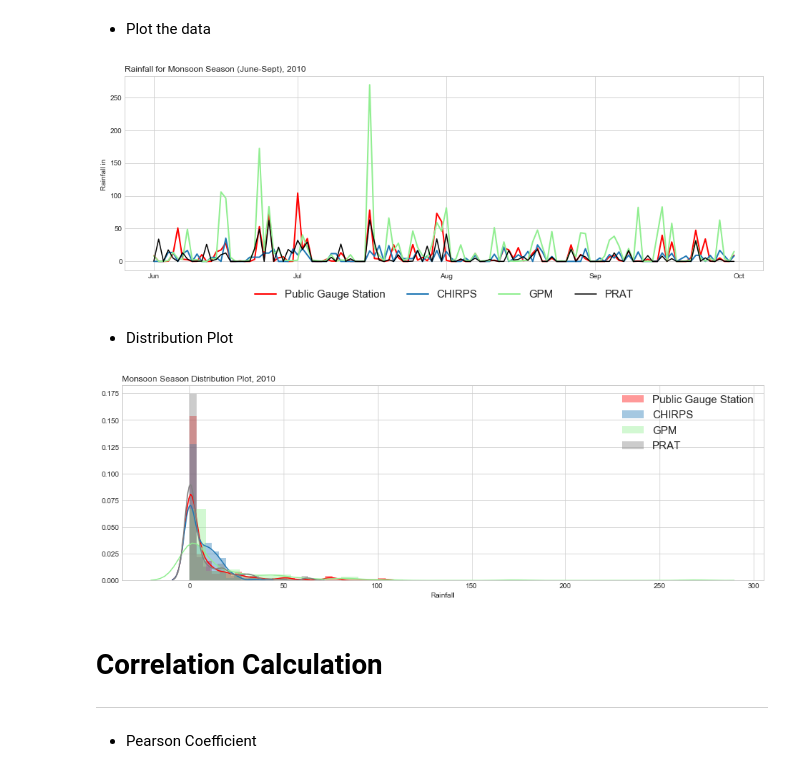
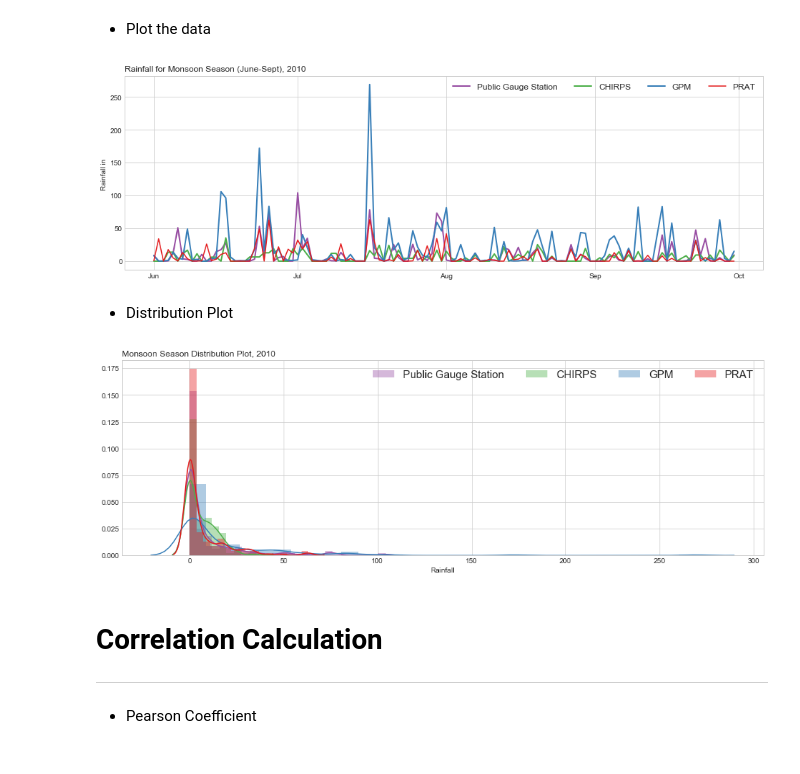
Before and after one commit to dsaharia/PRAT-Rainfall, a Jupyter notebook: imager-rainfall/01_Singapore_prat.ipynb, the cells around one changed output. Cells and saved outputs as stored; diff of their text form; code cells hidden in the pictures.

Commit message:
KGE implemented, colors changed

```diff
--- a/imager-rainfall/01_Singapore_prat.ipynb
+++ b/imager-rainfall/01_Singapore_prat.ipynb
@@ -118,8 +116,10 @@ Data variables:
 
 prat_rainfall_df['date']=pd.to_datetime(prat_rainfall_df['day'], unit='D', origin=pd.Timestamp('2009-12-31'))
 
-prat_rainfall_df['timestamp'] = prat_rainfall_df['date'] + pd.to_timedelta(prat_rainfall_df['hour'].astype('str') +
-                                                                               ':' + prat_rainfall_df['minute'].astype('str') + ':00')
+prat_rainfall_df['timestamp'] = prat_rainfall_df['date'] + pd.to_timedelta(
+    prat_rainfall_df['hour'].astype('str') + ':' +
+    prat_rainfall_df['minute'].astype('str') + ':00'
+)
 prat_rainfall_df.set_index('timestamp', inplace=True)
 # %%
 prat_sampled_df = pd.DataFrame()
@@ -155,32 +155,34 @@ monsoon_gpm = gpm_sampled.sel(time=slice('2010-06-01','2010-09-30'))
 # %% [markdown]
 * Plot the data
 # %%
-plt.plot(monsoon_gauge['rainfall_rate'], linewidth=2, label='Public Gauge Station', c='red')
-plt.plot(monsoon_chirps['time'], monsoon_chirps['precip'], label='CHIRPS', linewidth=2)
-plt.plot(monsoon_gpm['time'], monsoon_gpm['precipitationCal'], linewidth=2, label="GPM", c='lightgreen')
-plt.plot(monsoon_prat['rainfall_rate'], label='PRAT', c='black')
+plt.plot(monsoon_gauge['rainfall_rate'], linewidth=2, label='Public Gauge Station', c='#984ea3')
+plt.plot(monsoon_chirps['time'], monsoon_chirps['precip'], label='CHIRPS', linewidth=2, c='#4daf4a')
+plt.plot(monsoon_gpm['time'], monsoon_gpm['precipitationCal'], linewidth=2, label="GPM", c='#377eb8')
+plt.plot(monsoon_prat['rainfall_rate'], label='PRAT', c='#e41a1c')
 plt.title('Rainfall for Monsoon Season (June-Sept), 2010', loc='left')
 plt.ylabel("Rainfall in ")
 ax = plt.gca()
 locator = mdates.MonthLocator()
 month_fmt = mdates.DateFormatter('%b')
 ax.xaxis.set_major_locator(locator)
 ax.xaxis.set_major_formatter(month_fmt)
-plt.legend(loc='upper center', bbox_to_anchor=(0.5, -0.05), ncol=4, prop={'size': 15}, fontsize=15);
+plt.legend(loc='upper right', ncol=4, prop={'size': 12}, fontsize=15)
+plt.savefig('Figures/monsoon_full.pdf')
 # %% [output]
-[figure, old version]
+[figure, new version]
 # %% [markdown]
 * Distribution Plot
 # %%
-sns.distplot(monsoon_gauge['rainfall_rate'], hist=True, kde=True, label='Public Gauge Station', color='red')
-sns.distplot(monsoon_chirps['precip'], hist=True, kde=True, label='CHIRPS')
-sns.distplot(monsoon_gpm['precipitationCal'], hist=True, kde=True, label='GPM', color='lightgreen')
-sns.distplot(monsoon_prat['rainfall_rate'], hist=True, kde=True, label='PRAT', color='gray')
-plt.legend(fontsize=15)
+sns.distplot(monsoon_gauge['rainfall_rate'], hist=True, kde=True, label='Public Gauge Station', color='#984ea3')
+sns.distplot(monsoon_chirps['precip'], hist=True, kde=True, label='CHIRPS', color='#4daf4a')
+sns.distplot(monsoon_gpm['precipitationCal'], hist=True, kde=True, label='GPM', color='#377eb8')
+sns.distplot(monsoon_prat['rainfall_rate'], hist=True, kde=True, label='PRAT', color='#e41a1c')
+plt.legend(fontsize=15, ncol=4)
 plt.title('Monsoon Season Distribution Plot, 2010', loc="left")
-plt.xlabel("Rainfall");
+plt.xlabel("Rainfall")
+plt.savefig('Figures/monsoon_distribution.pdf');
 # %% [output]
-[figure, old version]
+[figure, new version]
 # %% [markdown]
 # Correlation Calculation
 ---
```
Also changed, not shown: parts of 7 cells of this notebook.
